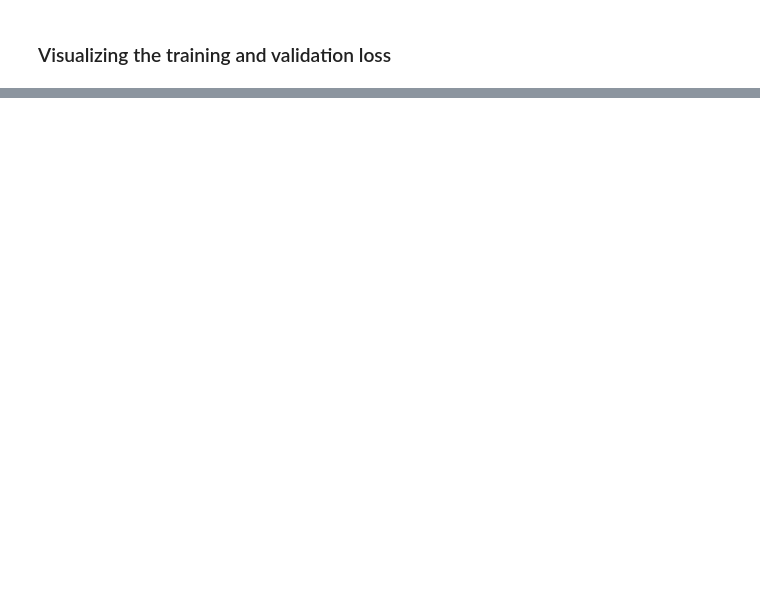
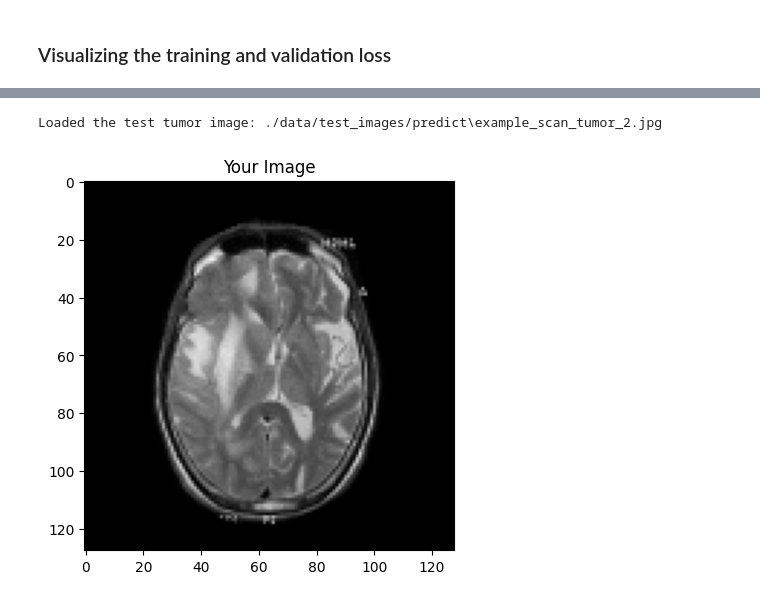
Before and after one commit to dinamj/brain-tumor-detector, a Jupyter notebook: notebook.ipynb, the cells around one changed output, grey strips where cells are left out. Saved outputs shown, nothing was run; the diff lists cells and outputs as text; code cells hidden in the pictures; blank space fills up the shorter version.

Commit message:
add ability to test the model with additional mri scan images

```diff
--- a/notebook.ipynb
+++ b/notebook.ipynb
@@ -474,0 +504,28 @@ Text(0, 0.5, 'Loss')
+# %%
+test_image = []
+path_to_tumor_test_images = glob.iglob('./data/test_images/predict/*.jpg')
+
+image_path = next(path_to_tumor_test_images, None)
+
+if image_path:
+  # read the image
+  img = cv2.imread(image_path)
+
+  # process the image (resizing, color channel reordering)
+  img = cv2.resize(img, (128, 128))
+  b, g, r = cv2.split(img)
+  img = cv2.merge([r, g, b])
+
+  test_image.append(img)
+
+  print(f'Loaded the test tumor image: {image_path}')
+else:
+  print('No images found in the directory.')
+
+# Display the first image
+plt.imshow(test_image[0])
+plt.title('Your Image')
+plt.show()
+# %% [output]
+Loaded the test tumor image: ./data/test_images/predict\example_scan_tumor_2.jpg
+[figure, added]
```
Also changed, not shown: parts of 14 cells of this notebook, 3 other files.
